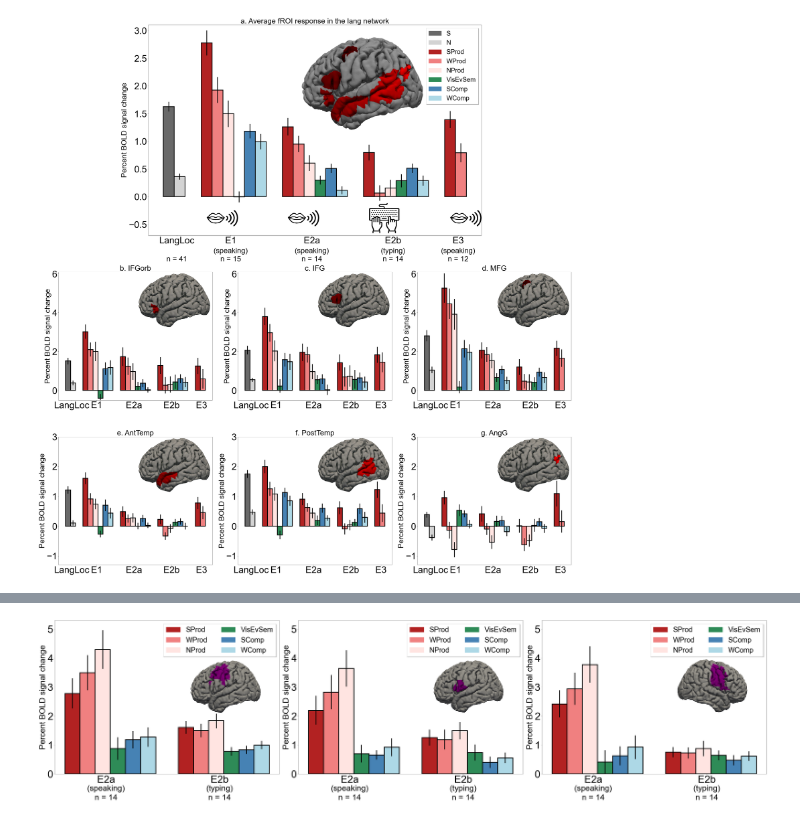
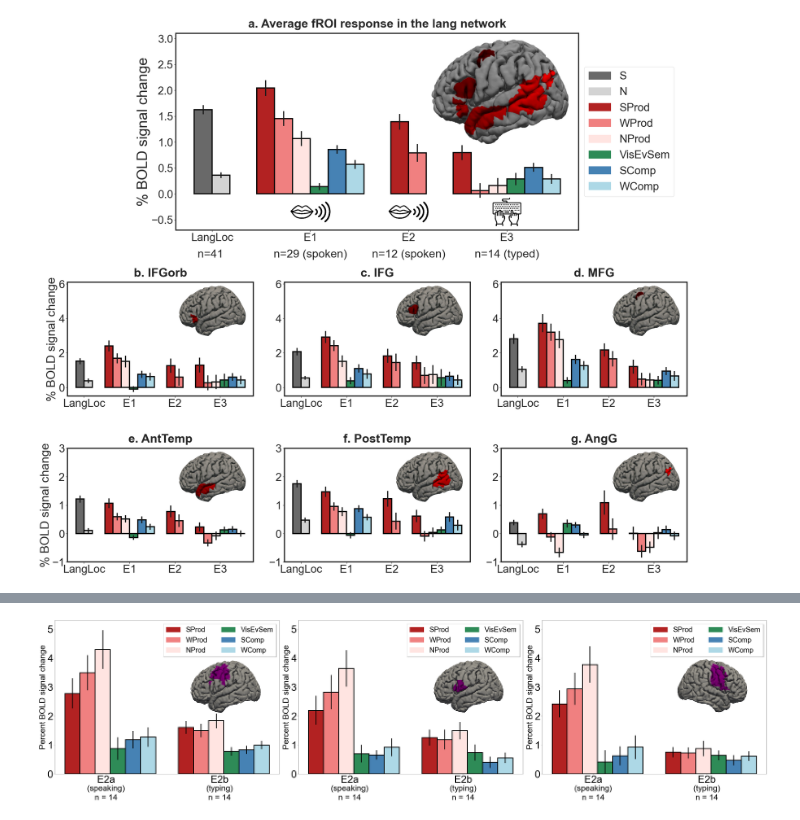
Before and after one commit to jennhu/LanguageProduction, a Jupyter notebook: figures/code/production_paper_fROI_response_figures.ipynb, the cells around one changed output, grey strips where cells are left out. Drawn from its saved outputs; the diff is of its cells as text; code cells hidden in the pictures.

Commit message:
First pass on experiment reordering

```diff
--- a/figures/code/production_paper_fROI_response_figures.ipynb
+++ b/figures/code/production_paper_fROI_response_figures.ipynb
@@ -13,6 +13,8 @@ import pandas as pd
 import numpy as np
 import statistics
 import math
+
+sns.set(style="ticks", font_scale=3.5)
 # %%
 #define helper filter functions
 
@@ -337,22 +348,35 @@ ROIs = [i for i in range(1,6+1)]
 #read in the csv with all data
 #this csv is in long format
 all_indiv_data = pd.read_csv('../../data/fMRI_all_indiv_production_data.csv')
+# Re-map the experiment names
+def get_new_expt(row):
+    if row.Expt == "E1":
+        return "E1"
+    elif row.Expt == "E3":
+        return "E2"
+    else:
+        if row.CriticalTask.endswith("typed"):
+            return "E3"
+        else:
+            return "E1"
 
-experiment_names = ["langloc","E1","E2","E2","E3"]
-new_exp_names = ["LangLoc","E1","E2a","E2b","E3"] #one to one correspondence with above list, replacement names
+all_indiv_data["Expt"] = all_indiv_data.apply(get_new_expt, axis=1)
+
+experiment_names = ["langloc","E1","E2","E3"]
+new_exp_names = ["LangLoc","E1","E2","E3"] #one to one correspondence with above list, replacement names
 
 conditions = {"LangLoc": ["S","N"],
              "E1": ["SProd","WProd","NProd","VisEvSem","SComp","WComp"],
-             "E2a": ["SProd","WProd","NProd","VisEvSem","SComp","WComp"],
-             "E2b": ["SProd","WProd","NProd","VisEvSem","SComp","WComp"],
-             "E3": ["SProd","WProd"]}
+             "E2": ["SProd","WProd"],
+             "E3": ["SProd","WProd","NProd","VisEvSem","SComp","WComp"]}
 
-criticalTasks = ["langloc","ProdLoc_spoken","ProdLoc_spoken","ProdLoc_typed","NameRead"] #target criticalTasks in the expts
+criticalTasks = ["langloc","ProdLoc_spoken","NameRead","ProdLoc_typed"] #target criticalTasks in the expts
 consolidated_expt = "langloc" #expt that has consolidated data across all the experiments
 
 #create layout for the full figure
-lang_fig = plt.figure(figsize=(90,54),constrained_layout=False)
-gs1 = lang_fig.add_gridspec(nrows=7, ncols=6, left=0.05, right=0.48, wspace=0.4, hspace = 0.8)
+# lang_fig = plt.figure(figsize=(90,54),constrained_layout=False)
+lang_fig = plt.figure(figsize=(70,34),constrained_layout=False)
+gs1 = lang_fig.add_gridspec(nrows=7, ncols=6, left=0.05, right=0.48, wspace=0.4, hspace = 1.7)
 lang_fig_ax1 = lang_fig.add_subplot(gs1[0:3,1:5])
 
 indiv_data = prep_data(all_indiv_data, consolidated_expt,networks, hemispheres, ROIs, conditions, criticalTasks, experiment_names, new_exp_names)
@@ -370,33 +394,34 @@ plot_data(ax=lang_fig_ax1,
          plot_icons=True,
          ylim=(0,3.1))
 
 col_idx= [0,2,4]
 row_idx= [3,5]
 alphabet_labels = ['b','c','d','e','f','g']
 ROIs = 0
 for row in row_idx:
     for col in col_idx:
         ROIs= ROIs+1
         if ROIs<=3:
             ylim=(-0.5,6.09)
         else:
-            ylim=(-1.3,3)
+            ylim=(-1,3)
         lang_fig_ax = lang_fig.add_subplot(gs1[row:row+2,col:col+2])
         indiv_data = prep_data(all_indiv_data, consolidated_expt,networks, hemispheres, [ROIs], conditions, criticalTasks, experiment_names, new_exp_names)
         #get name of ROI for plotting and to get correct brain image
         ROI_name = "".join(pd.unique(indiv_data.ROI_name))
         data_title=alphabet_labels[ROIs-1]+'. '+ROI_name
         brain_image="../images/lang_L"+ROI_name+".png"
         plot_data(ax=lang_fig_ax,
                  data=indiv_data,
                  data_title=data_title,
                  network = 'lang',
                  expt_order = new_exp_names,
                  conditions = conditions,
                  brain_image = brain_image,
+                 ylabel=(col==0),
                  ylim=ylim)
 
 plt.savefig("../figures/lang_fig.tiff", bbox_inches = 'tight')
 # %% [output]
-[figure, old version]
+[figure, new version]
 # %%
```
Also changed, not shown: parts of 5 cells of this notebook, 47 other files.
